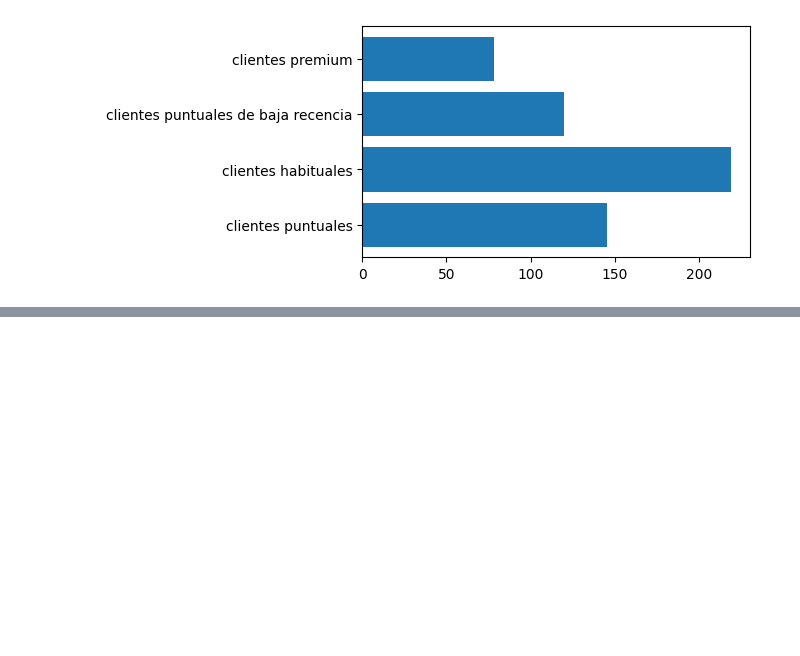
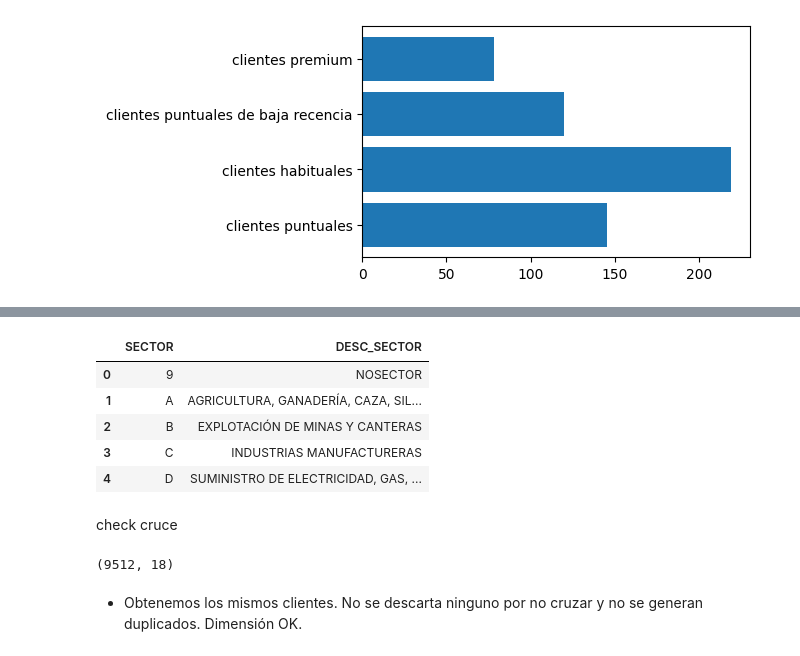
Before and after one commit to cperezh/segmentacion_clientes, a Jupyter notebook: M4 Desarrollo.ipynb, the cells around one changed output, grey strips where cells are left out. Drawn from its saved outputs; the diff is of its cells as text; code cells hidden in the pictures; blank space fills up the shorter version.

```diff
--- a/M4 Desarrollo.ipynb
+++ b/M4 Desarrollo.ipynb
@@ -716,0 +900,2 @@ plt.barh(predictive_labels, counts);
+# %%
+df_sectores_csv = pd.read_csv("data/SECTORES.TXT", sep="|", header=0)
@@ -716,0 +914,17 @@ plt.barh(predictive_labels, counts);
+# %%
+df_sectores_csv.head()
+# %% [output]
+|  | SECTOR | DESC_SECTOR |
+| 0 | 9 | NOSECTOR |
+| 1 | A | AGRICULTURA, GANADERÍA, CAZA, SIL... |
+| 2 | B | EXPLOTACIÓN DE MINAS Y CANTERAS |
+| 3 | C | INDUSTRIAS MANUFACTURERAS |
+| 4 | D | SUMINISTRO DE ELECTRICIDAD, GAS, ... |
+# %% [markdown]
+check cruce
+# %%
+df_clientes_csv.merge(df_sectores_csv, on="SECTOR", how="inner").shape
+# %% [output]
+(9512, 18)
+# %% [markdown]
+- Obtenemos los mismos clientes. No se descarta ninguno por no cruzar y no se generan duplicados. Dimensión OK.
```
Also changed, not shown: parts of 39 cells of this notebook.
